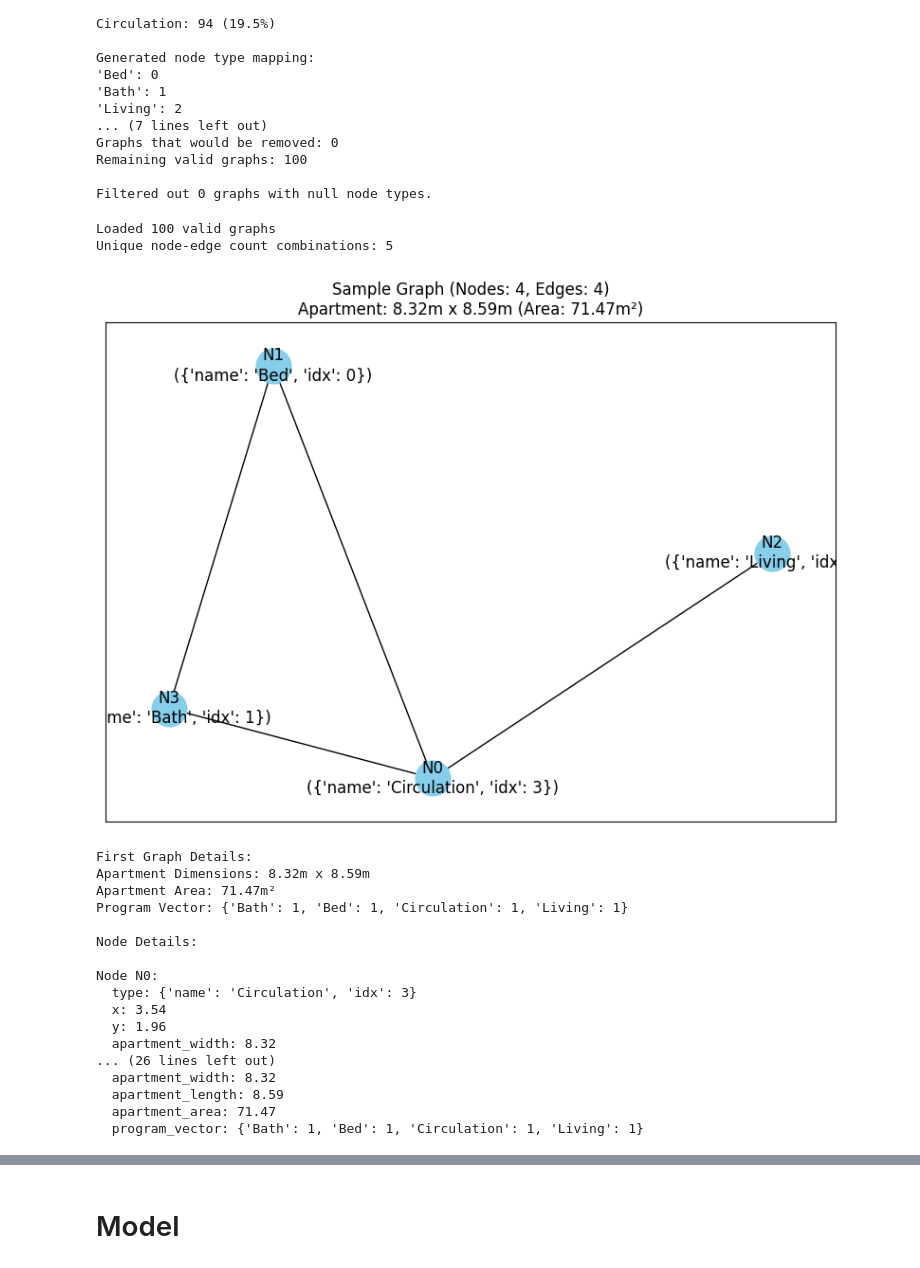
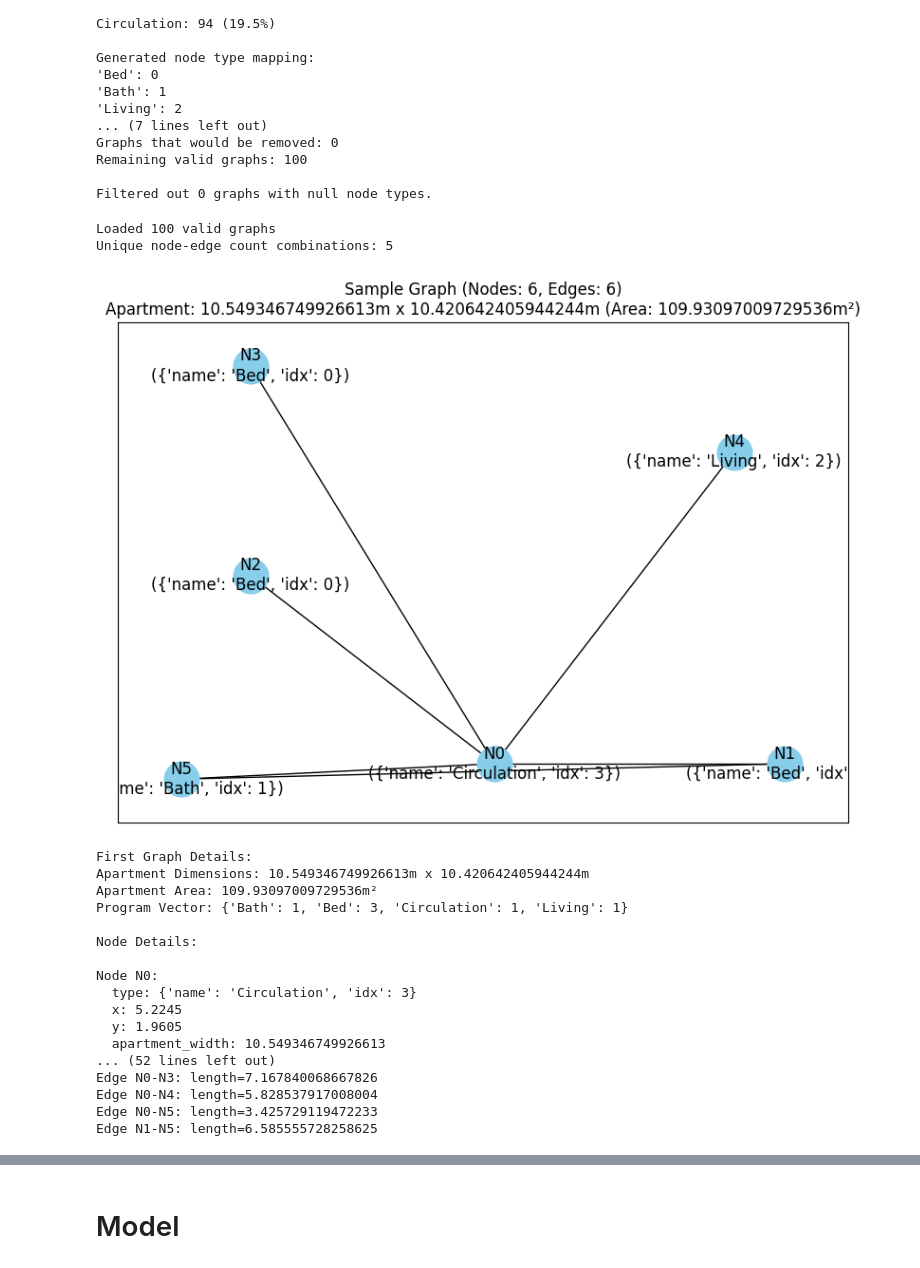
Before and after one commit to baoqtrinh97/GenAIExample, a Jupyter notebook: Graph/GraphGeneration.ipynb, the cells around one changed output, grey strips where cells are left out. Drawn from its saved outputs; the diff is of its cells as text; code cells hidden in the pictures.

```diff
--- a/Graph/GraphGeneration.ipynb
+++ b/Graph/GraphGeneration.ipynb
@@ -140,9 +140,9 @@ for graph_item in graph_data:  # Each item in the list is a graph
         G = nx.Graph()
 
         # Extract apartment dimensions from Graph properties
-        apartment_width = round(graph_info.get("Attributes", {}).get("Width", 7), 2)  # default 7 if not found
-        apartment_length = round(graph_info.get("Attributes", {}).get("Length", 10), 2)  # default 10 if not found
-        apartment_area = round(apartment_width * apartment_length, 2)  # Calculate area
+        apartment_width = graph_info.get("Attributes", {}).get("Width", 7)  # default 7 if not found
+        apartment_length = graph_info.get("Attributes", {}).get("Length", 10)  # default 10 if not found
+        apartment_area = apartment_width * apartment_length  # Calculate area
 
         # First pass: Count room types in this specific graph
         temp_counts = defaultdict(int)
@@ -174,21 +174,31 @@ for graph_item in graph_data:  # Each item in the list is a graph
                         G.add_node(node_id,
                                  type={'name': node_type,
                                       'idx': node_type_to_idx[node_type]},
-                                 x=round(node_props.get("Point", {}).get("X"), 2),
-                                 y=round(node_props.get("Point", {}).get("Y"), 2),
+                                 x=node_props.get("Point", {}).get("X"),
+                                 y=node_props.get("Point", {}).get("Y"),
                                  apartment_width=apartment_width,
                                  apartment_length=apartment_length,
                                  apartment_area=apartment_area,
                                  program_vector=program_vector)
-        # Process edges
+        # Process edges and add edge length as an attribute
         if "Edges" in graph_info:
             for edge in graph_info["Edges"]:
                 if "Properties" in edge:
                     edge_props = edge["Properties"]
                     source_id = edge_props.get("SourceId")
                     target_id = edge_props.get("TargetId")
+                    # Try to get edge length from properties, else compute from node positions
+                    edge_length = edge_props.get("Length")
+                    if edge_length is None and source_id is not None and target_id is not None:
+                        # Compute Euclidean distance if not provided
+                        try:
+                            src = G.nodes[source_id]
+                            tgt = G.nodes[target_id]
+                            edge_length = ((src['x'] - tgt['x']) ** 2 + (src['y'] - tgt['y']) ** 2) ** 0.5
+                        except Exception:
+                            edge_length = 0.0
                     if source_id is not None and target_id is not None:
-                        G.add_edge(source_id, target_id)
+                        G.add_edge(source_id, target_id, length=edge_length)
 
         if len(G.nodes) > 0:  # Only add non-empty graphs
             graph_list.append(G)
@@ -197,7 +207,7 @@ for graph_item in graph_data:  # Each item in the list is a graph
 print(f"Loaded {len(graph_list)} valid graphs")
 print(f"Unique node-edge count combinations: {len(node_edge_counts)}")
 
-graph_index = 3  # Index of the graph you want to inspect
+graph_index = 1  # Index of the graph you want to inspect
 
 # Plot one example graph with node types (unchanged)
 if graph_list:
@@ -210,51 +220,54 @@ if graph_list:
     nx.draw_networkx_nodes(sample_graph, pos,
                           node_color='skyblue',
                           node_size=700)
 
     nx.draw_networkx_edges(sample_graph, pos)
 
     labels = {node: f"{node}\n({data.get('type', 'unknown')})"
              for node, data in sample_graph.nodes(data=True)}
     nx.draw_networkx_labels(sample_graph, pos, labels)
 
     plt.title(f"Sample Graph (Nodes: {len(sample_graph.nodes)}, Edges: {len(sample_graph.edges)})\n"
               f"Apartment: {sample_graph.graph['width']}m x {sample_graph.graph['length']}m (Area: {sample_graph.graph['area']}m²)")
     plt.tight_layout()
     plt.show()
 
 # Print details of the first graph
 if graph_list:
     sample_graph = graph_list[graph_index]
     print("\nFirst Graph Details:")
     print(f"Apartment Dimensions: {sample_graph.graph['width']}m x {sample_graph.graph['length']}m")
     print(f"Apartment Area: {sample_graph.graph['area']}m²")
     print(f"Program Vector: {sample_graph.graph['program_vector']}")
     print("\nNode Details:")
     for node, data in sample_graph.nodes(data=True):
         print(f"\nNode {node}:")
         for key, value in data.items():
             print(f"  {key}: {value}")
+    print("\nEdge Details:")
+    for u, v, data in sample_graph.edges(data=True):
+        print(f"Edge {u}-{v}: length={data.get('length', 'N/A')}")
 # %% [output]
 Loaded 100 valid graphs
 Unique node-edge count combinations: 5
-[figure, old version]
+[figure, new version]
 First Graph Details:
-Apartment Dimensions: 8.32m x 8.59m
-Apartment Area: 71.47m²
-Program Vector: {'Bath': 1, 'Bed': 1, 'Circulation': 1, 'Living': 1}
+Apartment Dimensions: 10.549346749926613m x 10.420642405944244m
+Apartment Area: 109.93097009729536m²
+Program Vector: {'Bath': 1, 'Bed': 3, 'Circulation': 1, 'Living': 1}
 
 Node Details:
 
 Node N0:
   type: {'name': 'Circulation', 'idx': 3}
-  x: 3.54
-  y: 1.96
-  apartment_width: 8.32
-... (26 lines left out)
-  apartment_width: 8.32
-  apartment_length: 8.59
-  apartment_area: 71.47
-  program_vector: {'Bath': 1, 'Bed': 1, 'Circulation': 1, 'Living': 1}
+  x: 5.2245
+  y: 1.9605
+  apartment_width: 10.549346749926613
+... (52 lines left out)
+Edge N0-N3: length=7.167840068667826
+Edge N0-N4: length=5.828537917008004
+Edge N0-N5: length=3.425729119472233
+Edge N1-N5: length=6.585555728258625
 # %%
 
 # Two-way conversion functions
```
Also changed, not shown: parts of 11 cells of this notebook, 1 other file.
